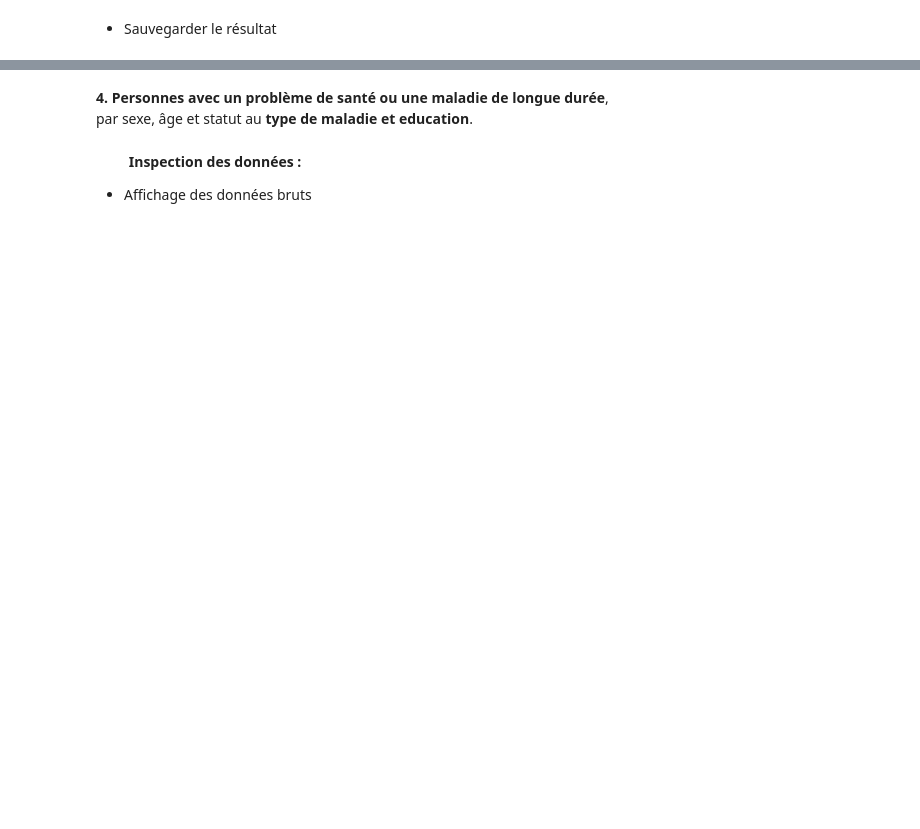
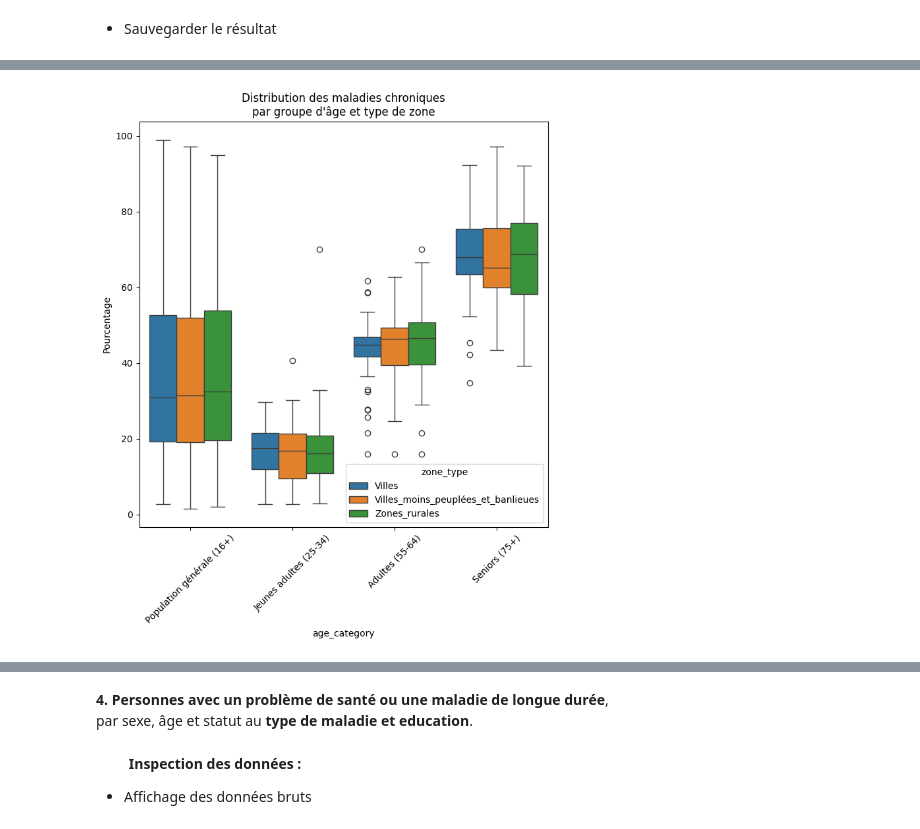
Before and after one commit to Laaliji/eurostat_api_comparative_data_analysis, a Jupyter notebook: Santé/Etat_de_Santé.ipynb, the cells around one changed output, grey strips where cells are left out. Drawn from its saved outputs; the diff is of its cells as text; code cells hidden in the pictures; blank space fills up the shorter version.

```diff
--- a/Santé/Etat_de_Santé.ipynb
+++ b/Santé/Etat_de_Santé.ipynb
@@ -600,0 +858,99 @@ pivot_df3.to_excel('Personnes_avec_problème_santé_ou_maladie_longue_durée_201
+# %%
+from scipy import stats
+from scipy.stats import f_oneway, levene
+
+# Regroupement des âges en catégories
+def categorize_age(age):
+    if age == 'Y25-34':
+        return 'Jeunes adultes (25-34)'
+    elif age == 'Y55-64':
+        return 'Adultes (55-64)'
+    elif age == 'Y_GE75':
+        return 'Seniors (75+)'
+    else:
+        return 'Population générale (16+)'
+
+pivot_df3['age_category'] = pivot_df3['age'].apply(categorize_age)
+
+# Préparation des données pour ANOVA
+melted_df = pd.melt(pivot_df3,
+                    id_vars=['age_category', 'Geo'],
+                    value_vars=['Villes', 'Villes_moins_peuplées_et_banlieues', 'Zones_rurales'],
+                    var_name='zone_type',
+                    value_name='percentage')
+
+# ANOVA à un facteur pour l'âge
+print("=== Analyse ANOVA des maladies chroniques par groupe d'âge ===\n")
+
+
+# ANOVA
+age_groups = pivot_df3['age_category'].unique()
+age_groups_data = [melted_df[melted_df['age_category'] == group]['percentage'] for group in age_groups]
+
+
+# Visualisations
+plt.figure(figsize=(8, 8))
+
+# Boxplot
+plt.plot()
+sns.boxplot(x='age_category', y='percentage', hue='zone_type', data=melted_df)
+plt.title('Distribution des maladies chroniques\npar groupe d\'âge et type de zone')
+plt.xticks(rotation=45)
+plt.ylabel('Pourcentage')
+
+
+plt.figure(figsize=(8, 8))
+# Barplot
+plt.plot()
+sns.barplot(x='age_category', y='percentage', hue='zone_type', data=melted_df)
+plt.title('Moyenne des maladies chroniques\npar groupe d\'âge et type de zone')
+plt.xticks(rotation=45)
+plt.ylabel('Pourcentage moyen')
+plt.show()
+
+
+# Titre principal
+display(HTML("""<p><b>Interprétation :</b></p>
+<p><b>Tendance par âge :</b></p>
+<ul>
+    <li>On observe une augmentation claire et progressive des maladies chroniques avec l'âge.</li>
+    <li>Les jeunes adultes (25-34 ans) présentent le taux le plus bas (~15%).</li>
+    <li>Les seniors (75+) ont le taux le plus élevé (~65-70%).</li>
+    <li>Cette progression est cohérente dans tous les types de zones.</li>
+</ul>
+<p><b>Comparaison entre zones :</b></p>
+<ul>
+    <li>Les différences entre types de zones (villes, banlieues, zones rurales) sont relativement faibles.</li>
+    <li>La variabilité (représentée par les barres d'erreur et les boîtes à moustaches) est plus importante chez les seniors.</li>
+    <li>Les zones rurales montrent une légère tendance à des taux plus élevés chez les adultes (55-64 ans).</li>
+</ul>
+<p><b>Répartition :</b></p>
+<ul>
+    <li>Les box plots révèlent une dispersion plus importante des données pour les seniors.</li>
+    <li>La distribution semble plus resserrée pour les jeunes adultes.</li>
+    <li>Quelques valeurs atypiques sont observées, particulièrement dans la catégorie adultes (55-64 ans).</li>
+</ul>
+"""))
+# Réalisation du test ANOVA avec les données existantes
+f_stat, p_value = stats.f_oneway(*age_groups_data)
+
+# Calculons les degrés de liberté
+k = len(age_groups_data)  # nombre de groupes
+n_total = sum(len(group) for group in age_groups_data)
+ddl1 = k - 1  # degrés de liberté inter-groupes
+ddl2 = n_total - k  # degrés de liberté intra-groupes
+
+# Obtenir la valeur critique de F pour α = 0.05
+F_critique = stats.f.ppf(q=0.95, dfn=ddl1, dfd=ddl2)
+
+print("=== Test de Fisher (ANOVA) ===")
+print(f"Statistique F calculée : {f_stat:.3f}")
+print(f"F critique (α = 0.05) : {F_critique:.3f}")
+print(f"p-valeur : {p_value:.3f}")
+print("\nConclusion :")
+print("On a F critique > p-valeur")
+if f_stat < F_critique:
+    print("On accepte H0 : il n'y a pas de différence significative entre les groupes d'âge")
+else:
+    print("On rejette H0 : il y a une différence significative entre les groupes d'âge")
+# %% [output]
@@ -600,0 +958 @@ pivot_df3.to_excel('Personnes_avec_problème_santé_ou_maladie_longue_durée_201
+[figure, added]
```
Also changed, not shown: parts of 41 cells of this notebook, 7 other files.
